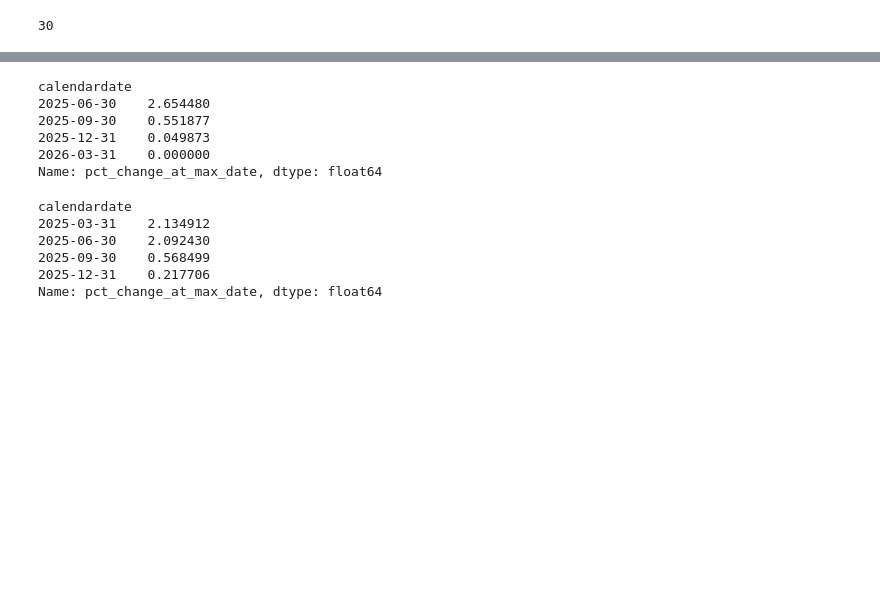
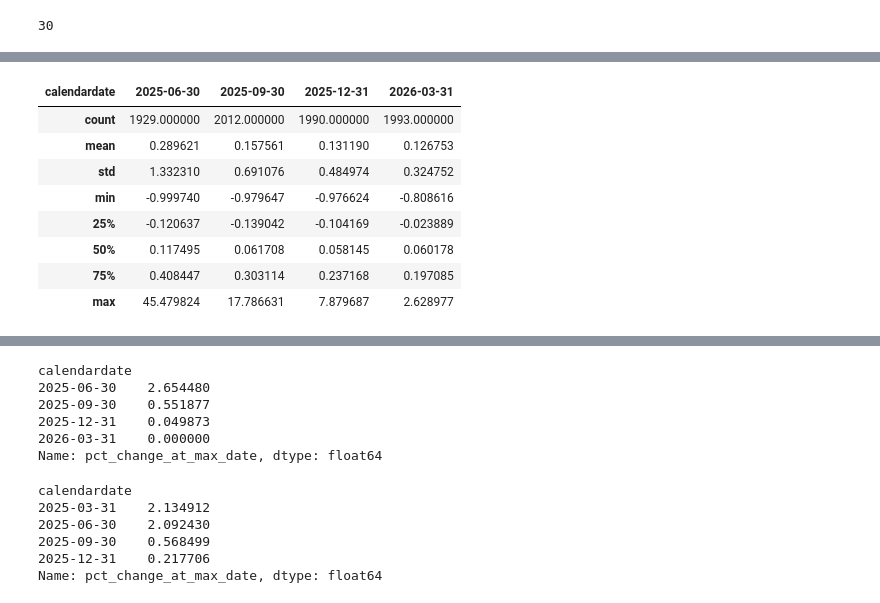
Before and after one commit to thomas-smithh/portfolio-optimisation, a Jupyter notebook: model_inference_pipeline.ipynb, the cells around one changed output, grey strips where cells are left out. Drawn from its saved outputs; the diff is of its cells as text; code cells hidden in the pictures; blank space fills up the shorter version.

```diff
--- a/model_inference_pipeline.ipynb
+++ b/model_inference_pipeline.ipynb
@@ -145,0 +228,15 @@ len(selected_stocks)
+# %%
+inference_performance_to_date[
+    (inference_performance_to_date.close >= 0.25*inference_performance_to_date.close_max)
+    & (inference_performance_to_date.marketcap >= inference_performance_to_date.marketcap_quantile)
+].groupby('calendardate').pct_change_at_max_date.describe().T
+# %% [output]
+| calendardate | 2025-06-30 | 2025-09-30 | 2025-12-31 | 2026-03-31 |
+| count | 1929.000000 | 2012.000000 | 1990.000000 | 1993.000000 |
+| mean | 0.289621 | 0.157561 | 0.131190 | 0.126753 |
+| std | 1.332310 | 0.691076 | 0.484974 | 0.324752 |
+| min | -0.999740 | -0.979647 | -0.976624 | -0.808616 |
+| 25% | -0.120637 | -0.139042 | -0.104169 | -0.023889 |
+| 50% | 0.117495 | 0.061708 | 0.058145 | 0.060178 |
+| 75% | 0.408447 | 0.303114 | 0.237168 | 0.197085 |
+| max | 45.479824 | 17.786631 | 7.879687 | 2.628977 |
```
Also changed, not shown: parts of 16 cells of this notebook, 1 other file.
